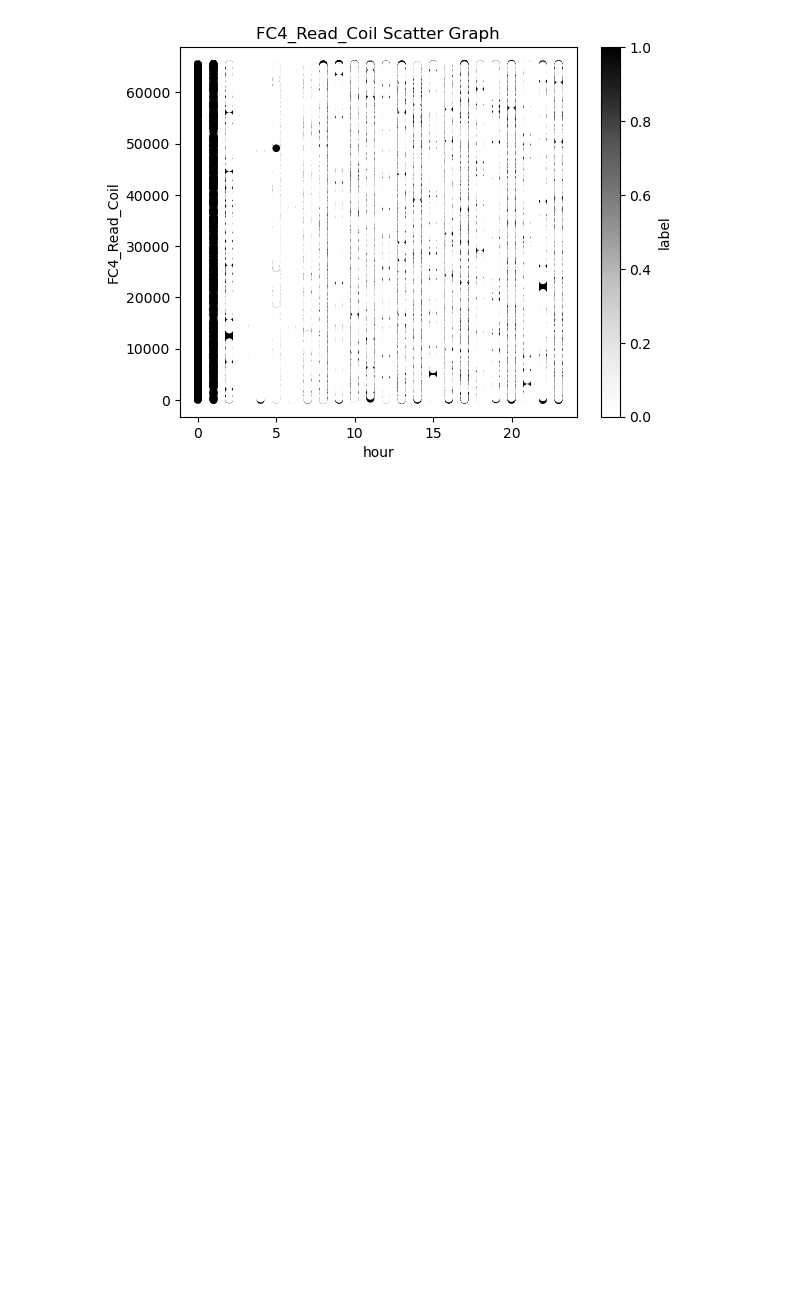
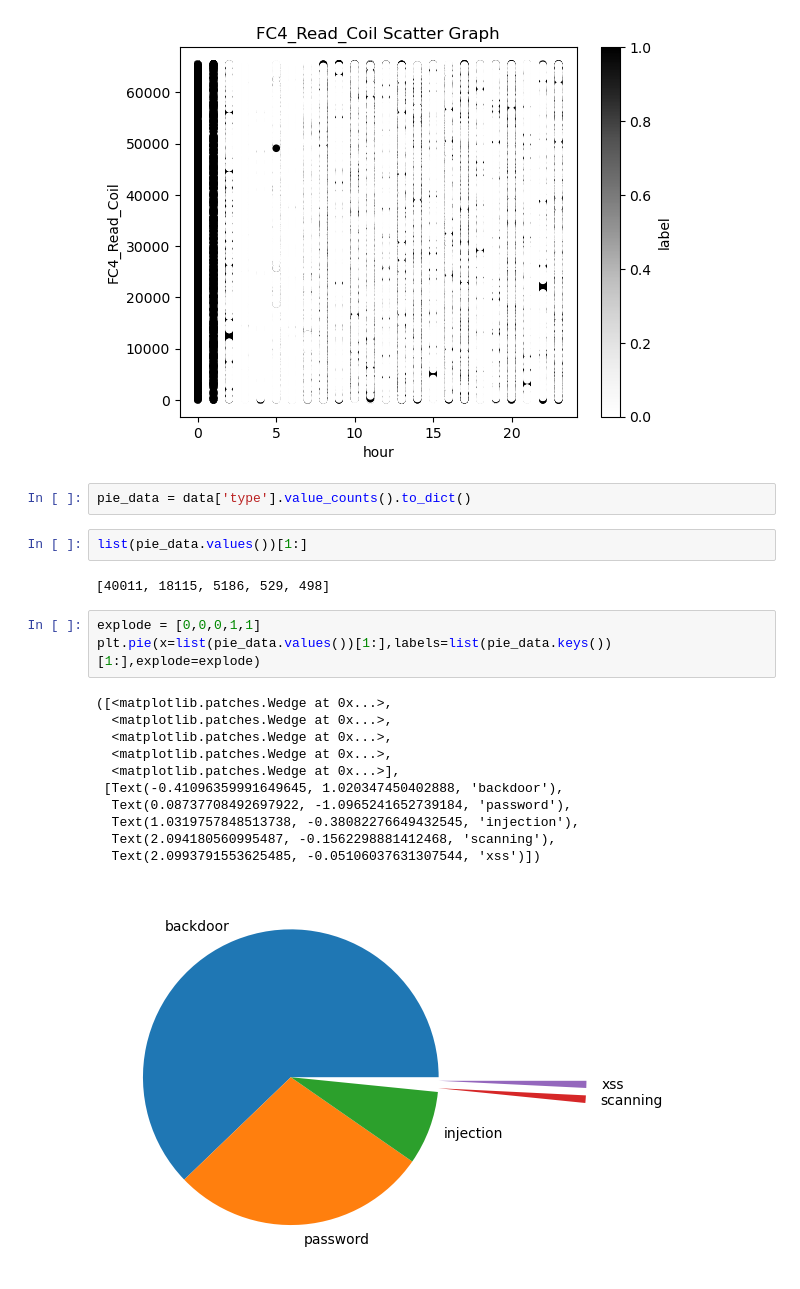
Before and after one commit to SHVleV9CYWkK/IoT-anomaly-detection, a Jupyter notebook: data_visualisation.ipynb, the cells around one changed output. Cells and saved outputs as stored; diff of their text form; blank space fills up the shorter version.

Commit message:
update pie graph

```diff
--- a/data_visualisation.ipynb
+++ b/data_visualisation.ipynb
@@ -272,3 +272,24 @@ data.plot(kind='scatter',x='hour',y='FC4_Read_Coil',c = 'label', title='FC4_Read
 # %% [output]
 <Axes: title={'center': 'FC4_Read_Coil Scatter Graph'}, xlabel='hour', ylabel='FC4_Read_Coil'>
 [figure]
+# %%
+pie_data = data['type'].value_counts().to_dict()
+# %%
+list(pie_data.values())[1:]
+# %% [output]
+[40011, 18115, 5186, 529, 498]
+# %%
+explode = [0,0,0,1,1]
+plt.pie(x=list(pie_data.values())[1:],labels=list(pie_data.keys())[1:],explode=explode)
+# %% [output]
+([<matplotlib.patches.Wedge at 0x...>,
+  <matplotlib.patches.Wedge at 0x...>,
+  <matplotlib.patches.Wedge at 0x...>,
+  <matplotlib.patches.Wedge at 0x...>,
+  <matplotlib.patches.Wedge at 0x...>],
+ [Text(-0.41096359991649645, 1.020347450402888, 'backdoor'),
+  Text(0.08737708492697922, -1.0965241652739184, 'password'),
+  Text(1.0319757848513738, -0.38082276649432545, 'injection'),
+  Text(2.094180560995487, -0.1562298881412468, 'scanning'),
+  Text(2.0993791553625485, -0.05106037631307544, 'xss')])
+[figure, added]
```
